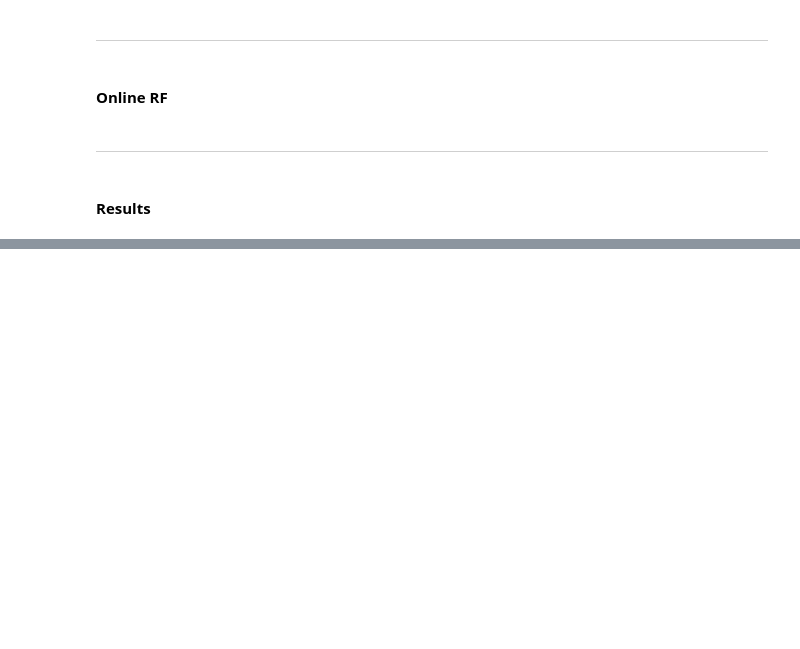
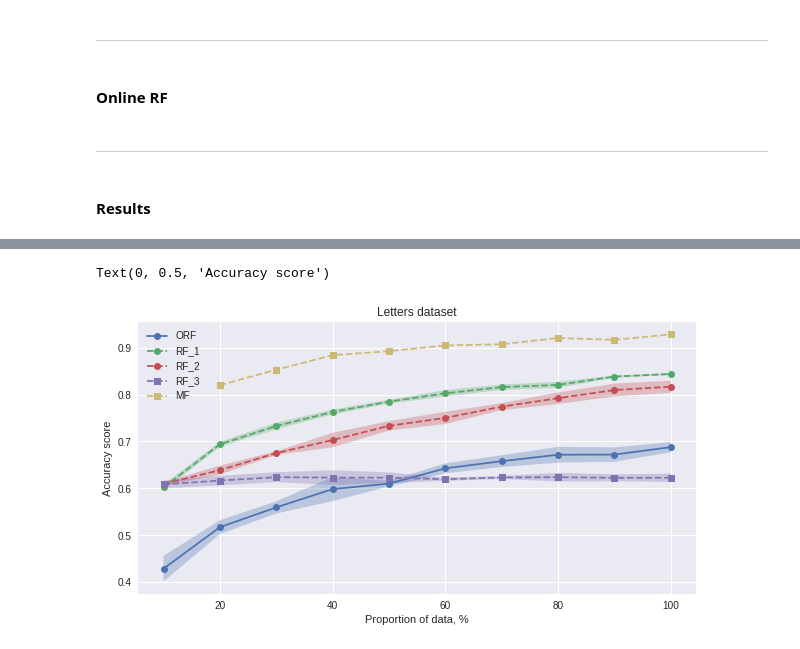
Before and after one commit to smikhai1/RF-online, a Jupyter notebook: notebooks/experiments.ipynb, the cells around one changed output, grey strips where cells are left out. Drawn from its saved outputs; the diff is of its cells as text; code cells hidden in the pictures; blank space fills up the shorter version.

```diff
--- a/notebooks/experiments.ipynb
+++ b/notebooks/experiments.ipynb
@@ -470,0 +593,29 @@ plt.legend();
+# %%
+plt.figure(figsize=(10, 5))
+plt.title('Letters dataset')
+
+plt.plot(list(range(10, 110, 10)), results['letters']['DT'][0], marker='o', label='ORF')
+plt.fill_between(list(range(10, 110, 10)), results['letters']['DT'][0] - results['letters']['DT'][1],
+                 results['letters']['DT'][0] + results['letters']['DT'][1], alpha=0.3)
+
+plt.plot(list(range(10, 110, 10)), results['letters']['RF_1'][0], ls='--', marker='o', label='RF_1')
+plt.fill_between(list(range(10, 110, 10)), results['letters']['RF_1'][0] - results['letters']['RF_1'][1],
+                 results['letters']['RF_1'][0] + results['letters']['RF_1'][1], alpha=0.3)
+
+plt.plot(list(range(10, 110, 10)), results['letters']['RF_2'][0], ls='--', marker='o', label='RF_2')
+plt.fill_between(list(range(10, 110, 10)), results['letters']['RF_2'][0] - results['letters']['RF_2'][1],
+                 results['letters']['RF_2'][0] + results['letters']['RF_2'][1], alpha=0.3)
+
+plt.plot(list(range(10, 110, 10)), results['letters']['RF_3'][0], ls='--', marker='s', label='RF_3')
+plt.fill_between(list(range(10, 110, 10)), results['letters']['RF_3'][0] - results['letters']['RF_3'][1],
+                 results['letters']['RF_3'][0] + results['letters']['RF_3'][1], alpha=0.3)
+
+plt.plot(list(range(20, 110, 10)), results['letters']['MF'], ls='--', marker='s', label='MF')
+
+plt.grid(True)
+plt.legend();
+plt.xlabel('Proportion of data, %')
+plt.ylabel('Accuracy score')
+# %% [output]
+Text(0, 0.5, 'Accuracy score')
+[figure, added]
```
Also changed, not shown: parts of 20 cells of this notebook, 2 other files.
